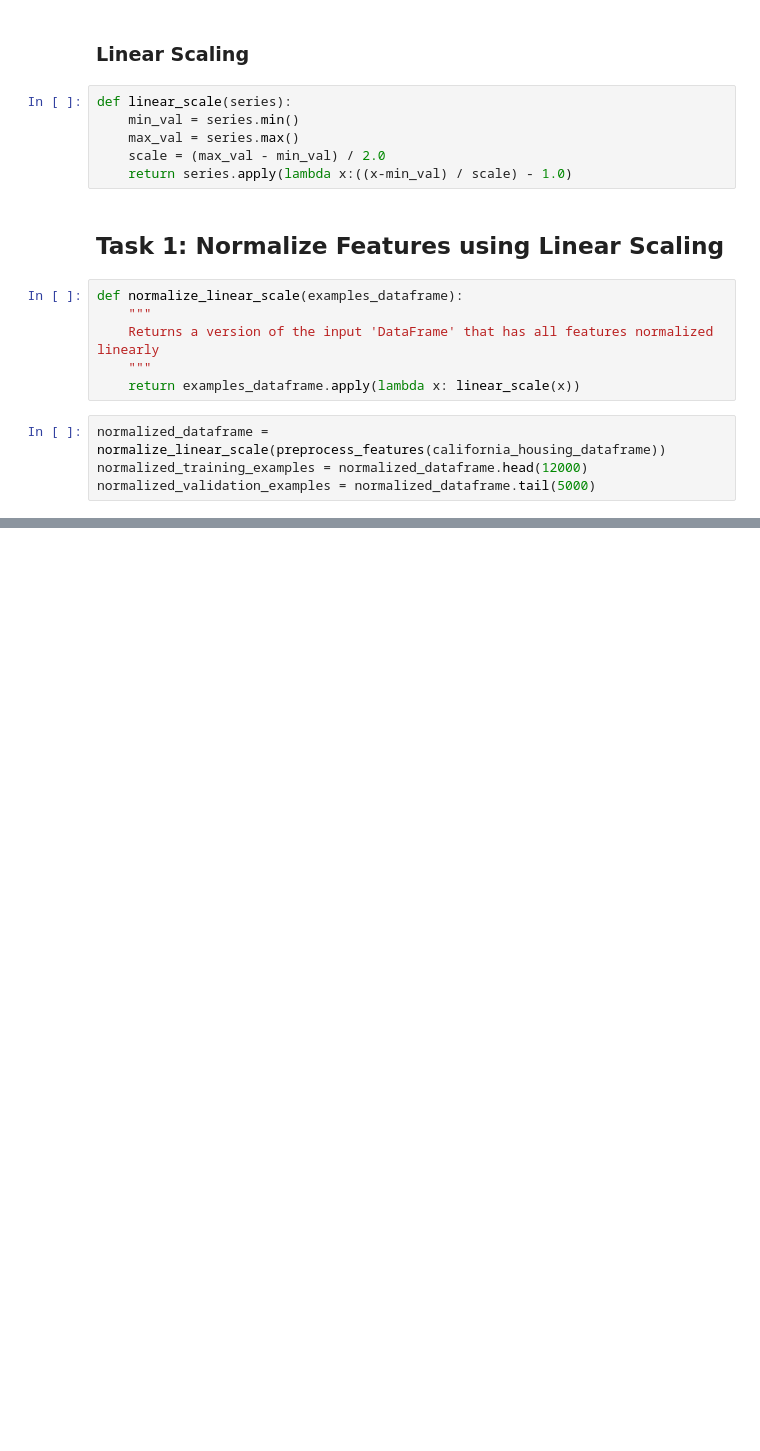
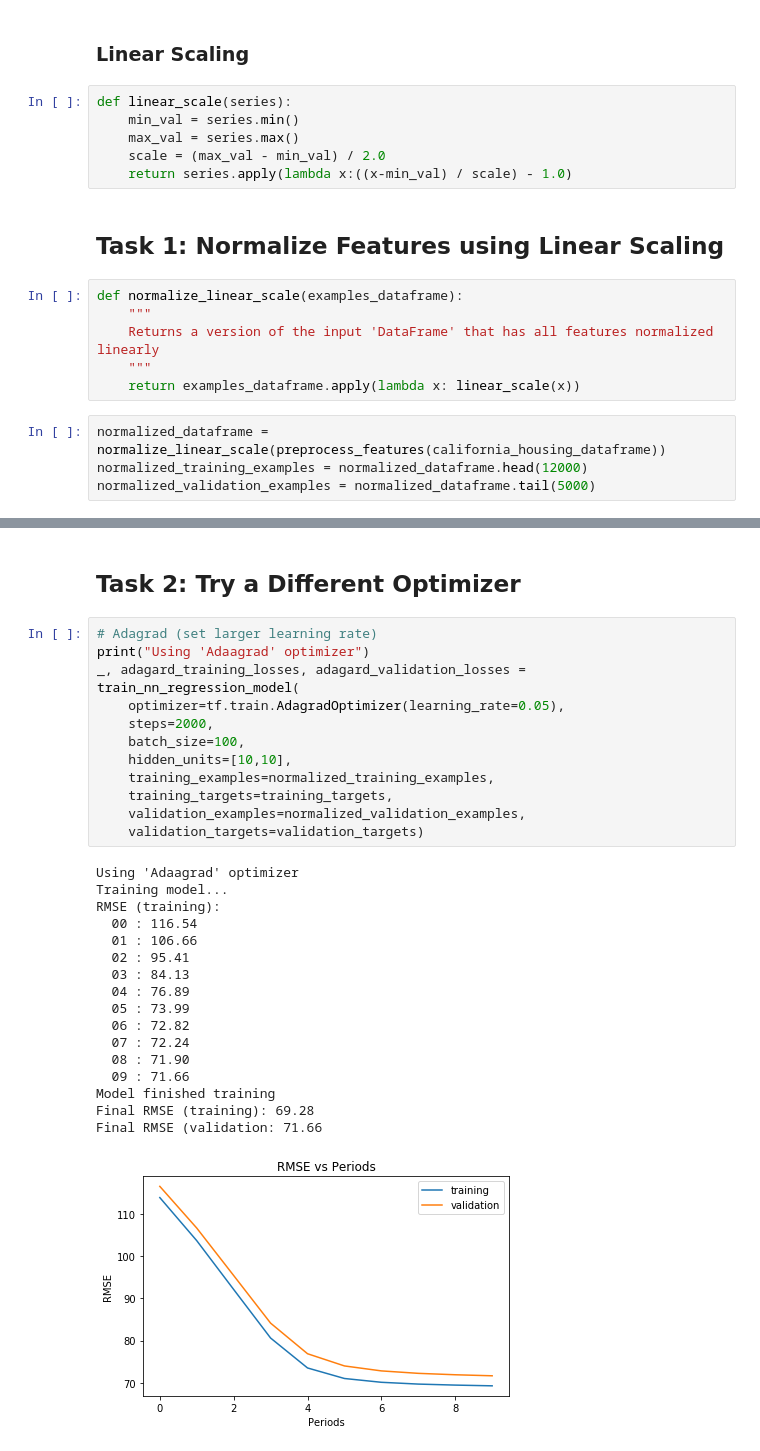
Before and after one commit to AustinSong/ml-crash-course, a Jupyter notebook: programming_exercises/Improving Neural Network Performance.ipynb, the cells around one changed output, grey strips where cells are left out. Cells and saved outputs as stored; diff of their text form; blank space fills up the shorter version.

Commit message:
complete task 2 'Improving Neural Network Performance'

```diff
--- a/programming_exercises/Improving Neural Network Performance.ipynb
+++ b/programming_exercises/Improving Neural Network Performance.ipynb
@@ -295,0 +296,32 @@ Final RMSE (validation: 70.24
+# %% [markdown]
+## Task 2: Try a Different Optimizer
+# %%
+# Adagrad (set larger learning rate)
+print("Using 'Adaagrad' optimizer")
+_, adagard_training_losses, adagard_validation_losses = train_nn_regression_model(
+    optimizer=tf.train.AdagradOptimizer(learning_rate=0.05),
+    steps=2000,
+    batch_size=100,
+    hidden_units=[10,10],
+    training_examples=normalized_training_examples,
+    training_targets=training_targets,
+    validation_examples=normalized_validation_examples,
+    validation_targets=validation_targets)
+# %% [output]
+Using 'Adaagrad' optimizer
+Training model...
+RMSE (training):
+  00 : 116.54
+  01 : 106.66
+  02 : 95.41
+  03 : 84.13
+  04 : 76.89
+  05 : 73.99
+  06 : 72.82
+  07 : 72.24
+  08 : 71.90
+  09 : 71.66
+Model finished training
+Final RMSE (training): 69.28
+Final RMSE (validation: 71.66
+[figure, added]
```
Also changed, not shown: parts of 6 cells of this notebook.
